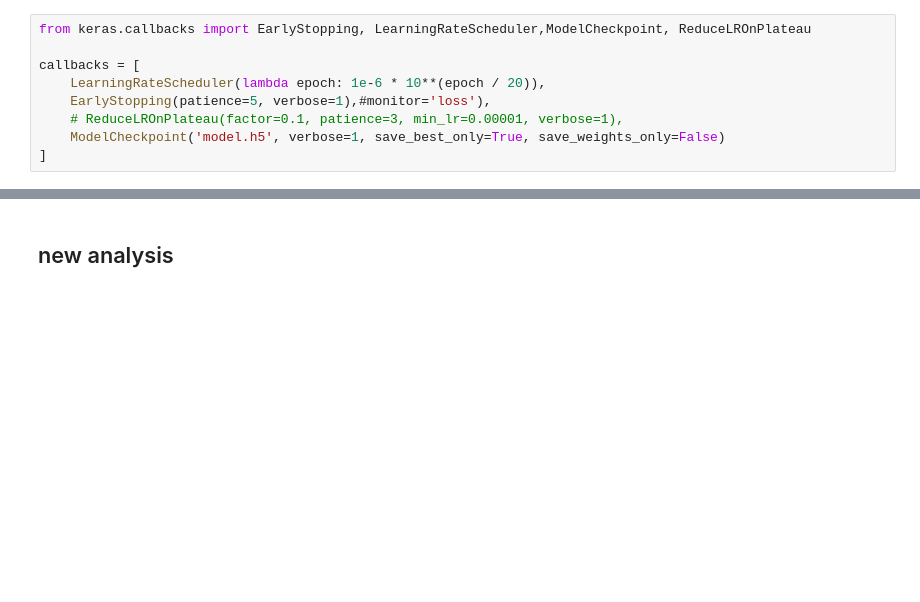
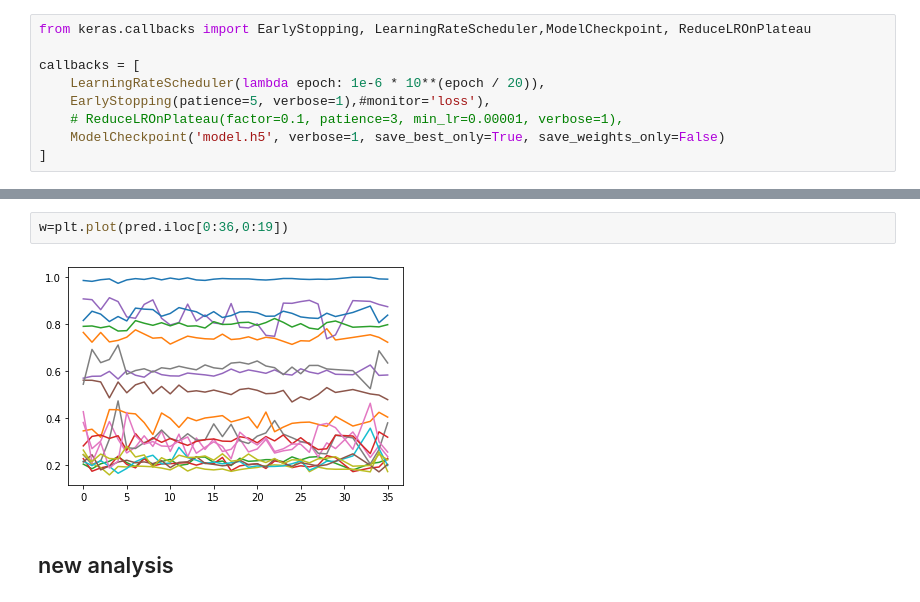
Before and after one commit to dcolinmorgan/prediction, a Jupyter notebook: LTCOPD_TS_LSTM.ipynb, the cells around one changed output, grey strips where cells are left out. Cells and saved outputs as stored; diff of their text form; blank space fills up the shorter version.

```diff
--- a/LTCOPD_TS_LSTM.ipynb
+++ b/LTCOPD_TS_LSTM.ipynb
@@ -746,3 +747,7 @@ w=plt.plot(pred.iloc[:,1:100])
+# %%
+w=plt.plot(pred.iloc[0:36,0:19])
+# %% [output]
+[figure, added]
 # %% [markdown]
 ## new analysis
 # %%
```
Also changed, not shown: parts of 21 cells of this notebook.
